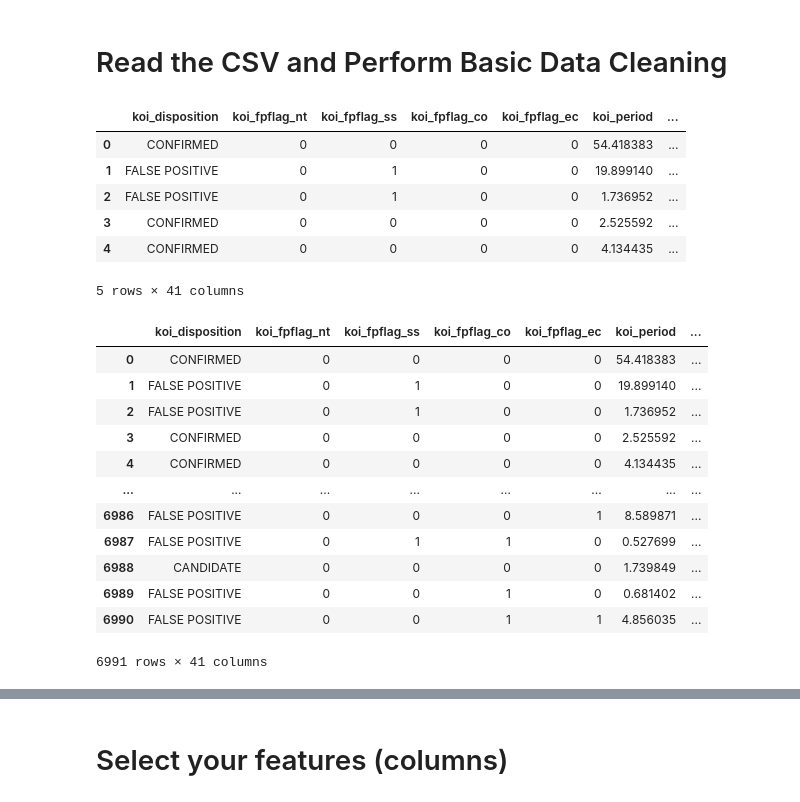
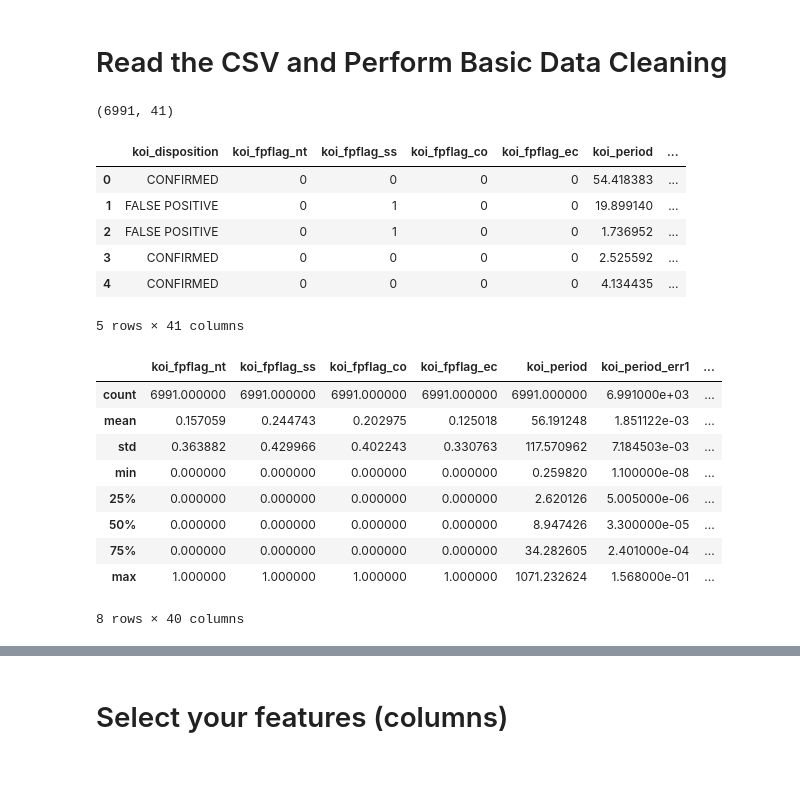
Before and after one commit to HermelaM/MAchineLearning-HW-, a Jupyter notebook: starter_code/model_1.ipynb, the cells around one changed output, grey strips where cells are left out. Cells and saved outputs as stored; diff of their text form; code cells hidden in the pictures; blank space fills up the shorter version.

```diff
--- a/starter_code/model_1.ipynb
+++ b/starter_code/model_1.ipynb
@@ -33,17 +24,11 @@ df = pd.read_csv("exoplanet_data.csv")
 df = df.dropna(axis='columns', how='all')
 # Drop the null rows
 df = df.dropna()
-df.head()
+df.shape
 # %% [output]
-|  | koi_disposition | koi_fpflag_nt | koi_fpflag_ss | koi_fpflag_co | koi_fpflag_ec | koi_period | ... |
-| 0 | CONFIRMED | 0 | 0 | 0 | 0 | 54.418383 | ... |
-| 1 | FALSE POSITIVE | 0 | 1 | 0 | 0 | 19.899140 | ... |
-| 2 | FALSE POSITIVE | 0 | 1 | 0 | 0 | 1.736952 | ... |
-| 3 | CONFIRMED | 0 | 0 | 0 | 0 | 2.525592 | ... |
-| 4 | CONFIRMED | 0 | 0 | 0 | 0 | 4.134435 | ... |
-5 rows × 41 columns
+(6991, 41)
 # %%
-df
+df.head()
 # %% [output]
 |  | koi_disposition | koi_fpflag_nt | koi_fpflag_ss | koi_fpflag_co | koi_fpflag_ec | koi_period | ... |
 | 0 | CONFIRMED | 0 | 0 | 0 | 0 | 54.418383 | ... |
@@ -51,10 +36,17 @@ df
 | 2 | FALSE POSITIVE | 0 | 1 | 0 | 0 | 1.736952 | ... |
 | 3 | CONFIRMED | 0 | 0 | 0 | 0 | 2.525592 | ... |
 | 4 | CONFIRMED | 0 | 0 | 0 | 0 | 4.134435 | ... |
-| ... | ... | ... | ... | ... | ... | ... | ... |
-| 6986 | FALSE POSITIVE | 0 | 0 | 0 | 1 | 8.589871 | ... |
-| 6987 | FALSE POSITIVE | 0 | 1 | 1 | 0 | 0.527699 | ... |
-| 6988 | CANDIDATE | 0 | 0 | 0 | 0 | 1.739849 | ... |
-| 6989 | FALSE POSITIVE | 0 | 0 | 1 | 0 | 0.681402 | ... |
-| 6990 | FALSE POSITIVE | 0 | 0 | 1 | 1 | 4.856035 | ... |
-6991 rows × 41 columns
+5 rows × 41 columns
+# %%
+df.describe()
+# %% [output]
+|  | koi_fpflag_nt | koi_fpflag_ss | koi_fpflag_co | koi_fpflag_ec | koi_period | koi_period_err1 | ... |
+| count | 6991.000000 | 6991.000000 | 6991.000000 | 6991.000000 | 6991.000000 | 6.991000e+03 | ... |
+| mean | 0.157059 | 0.244743 | 0.202975 | 0.125018 | 56.191248 | 1.851122e-03 | ... |
+| std | 0.363882 | 0.429966 | 0.402243 | 0.330763 | 117.570962 | 7.184503e-03 | ... |
+| min | 0.000000 | 0.000000 | 0.000000 | 0.000000 | 0.259820 | 1.100000e-08 | ... |
+| 25% | 0.000000 | 0.000000 | 0.000000 | 0.000000 | 2.620126 | 5.005000e-06 | ... |
+| 50% | 0.000000 | 0.000000 | 0.000000 | 0.000000 | 8.947426 | 3.300000e-05 | ... |
+| 75% | 0.000000 | 0.000000 | 0.000000 | 0.000000 | 34.282605 | 2.401000e-04 | ... |
+| max | 1.000000 | 1.000000 | 1.000000 | 1.000000 | 1071.232624 | 1.568000e-01 | ... |
+8 rows × 40 columns
```
Also changed, not shown: parts of 14 cells of this notebook, 1 other file.
